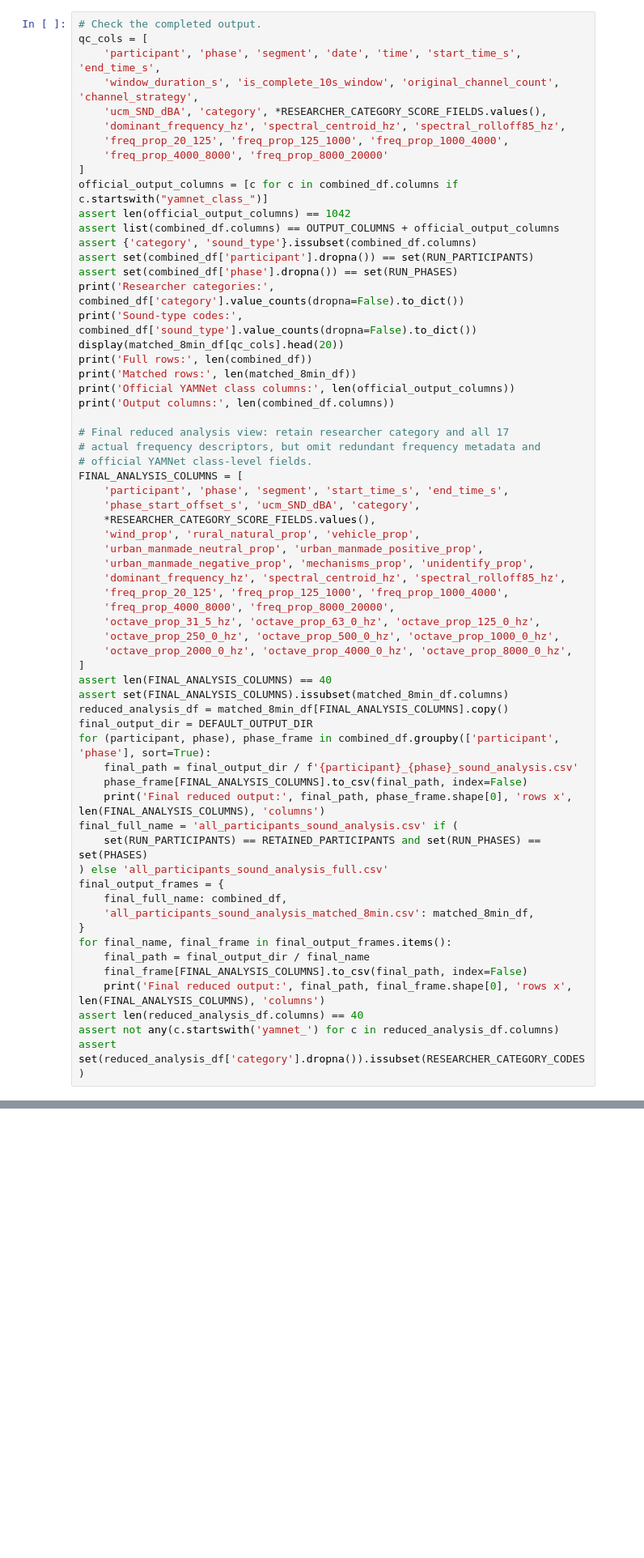
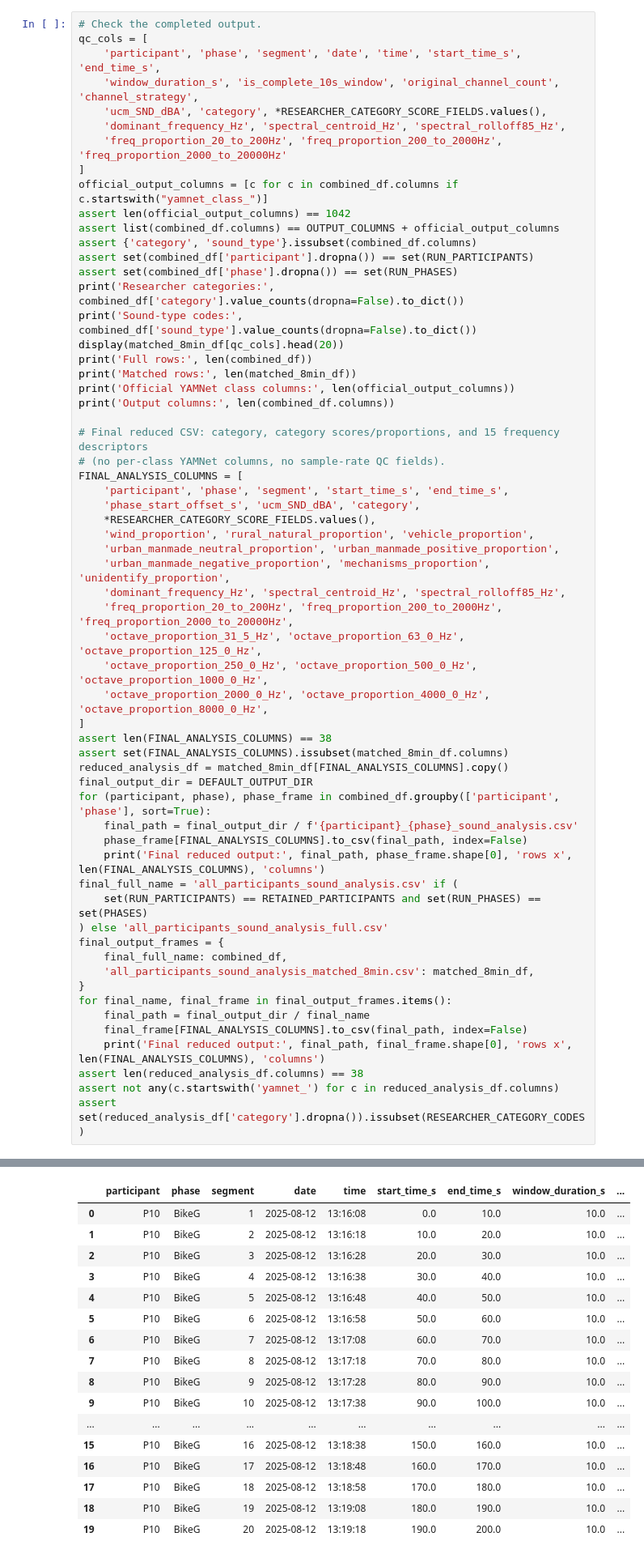
Before and after one commit to PranavSPandya7/Analysis, a Jupyter notebook: analysis_scripts/Updated_JOS_Environmental_sound_classification_with_YAMNet_yenshuo.ipynb, the cells around one changed output, grey strips where cells are left out. Shown at 81% size. Drawn from its saved outputs; the diff is of its cells as text; blank space fills up the shorter version.

```diff
--- a/analysis_scripts/Updated_JOS_Environmental_sound_classification_with_YAMNet_yenshuo.ipynb
+++ b/analysis_scripts/Updated_JOS_Environmental_sound_classification_with_YAMNet_yenshuo.ipynb
@@ -928,9 +970,8 @@ qc_cols = [
     'participant', 'phase', 'segment', 'date', 'time', 'start_time_s', 'end_time_s',
     'window_duration_s', 'is_complete_10s_window', 'original_channel_count', 'channel_strategy',
     'ucm_SND_dBA', 'category', *RESEARCHER_CATEGORY_SCORE_FIELDS.values(),
-    'dominant_frequency_hz', 'spectral_centroid_hz', 'spectral_rolloff85_hz',
-    'freq_prop_20_125', 'freq_prop_125_1000', 'freq_prop_1000_4000',
-    'freq_prop_4000_8000', 'freq_prop_8000_20000'
+    'dominant_frequency_Hz', 'spectral_centroid_Hz', 'spectral_rolloff85_Hz',
+    'freq_proportion_20_to_200Hz', 'freq_proportion_200_to_2000Hz', 'freq_proportion_2000_to_20000Hz'
 ]
 official_output_columns = [c for c in combined_df.columns if c.startswith("yamnet_class_")]
 assert len(official_output_columns) == 1042
@@ -946,24 +987,22 @@ print('Matched rows:', len(matched_8min_df))
 print('Official YAMNet class columns:', len(official_output_columns))
 print('Output columns:', len(combined_df.columns))
 
-# Final reduced analysis view: retain researcher category and all 17
-# actual frequency descriptors, but omit redundant frequency metadata and
-# official YAMNet class-level fields.
+# Final reduced CSV: category, category scores/proportions, and 15 frequency descriptors
+# (no per-class YAMNet columns, no sample-rate QC fields).
 FINAL_ANALYSIS_COLUMNS = [
     'participant', 'phase', 'segment', 'start_time_s', 'end_time_s',
     'phase_start_offset_s', 'ucm_SND_dBA', 'category',
     *RESEARCHER_CATEGORY_SCORE_FIELDS.values(),
-    'wind_prop', 'rural_natural_prop', 'vehicle_prop',
-    'urban_manmade_neutral_prop', 'urban_manmade_positive_prop',
-    'urban_manmade_negative_prop', 'mechanisms_prop', 'unidentify_prop',
-    'dominant_frequency_hz', 'spectral_centroid_hz', 'spectral_rolloff85_hz',
-    'freq_prop_20_125', 'freq_prop_125_1000', 'freq_prop_1000_4000',
-    'freq_prop_4000_8000', 'freq_prop_8000_20000',
-    'octave_prop_31_5_hz', 'octave_prop_63_0_hz', 'octave_prop_125_0_hz',
-    'octave_prop_250_0_hz', 'octave_prop_500_0_hz', 'octave_prop_1000_0_hz',
-    'octave_prop_2000_0_hz', 'octave_prop_4000_0_hz', 'octave_prop_8000_0_hz',
+    'wind_proportion', 'rural_natural_proportion', 'vehicle_proportion',
+    'urban_manmade_neutral_proportion', 'urban_manmade_positive_proportion',
+    'urban_manmade_negative_proportion', 'mechanisms_proportion', 'unidentify_proportion',
+    'dominant_frequency_Hz', 'spectral_centroid_Hz', 'spectral_rolloff85_Hz',
+    'freq_proportion_20_to_200Hz', 'freq_proportion_200_to_2000Hz', 'freq_proportion_2000_to_20000Hz',
+    'octave_proportion_31_5_Hz', 'octave_proportion_63_0_Hz', 'octave_proportion_125_0_Hz',
+    'octave_proportion_250_0_Hz', 'octave_proportion_500_0_Hz', 'octave_proportion_1000_0_Hz',
+    'octave_proportion_2000_0_Hz', 'octave_proportion_4000_0_Hz', 'octave_proportion_8000_0_Hz',
 ]
-assert len(FINAL_ANALYSIS_COLUMNS) == 40
+assert len(FINAL_ANALYSIS_COLUMNS) == 38
 assert set(FINAL_ANALYSIS_COLUMNS).issubset(matched_8min_df.columns)
 reduced_analysis_df = matched_8min_df[FINAL_ANALYSIS_COLUMNS].copy()
 final_output_dir = DEFAULT_OUTPUT_DIR
@@ -982,6 +1021,7 @@ for final_name, final_frame in final_output_frames.items():
     final_path = final_output_dir / final_name
     final_frame[FINAL_ANALYSIS_COLUMNS].to_csv(final_path, index=False)
     print('Final reduced output:', final_path, final_frame.shape[0], 'rows x', len(FINAL_ANALYSIS_COLUMNS), 'columns')
-assert len(reduced_analysis_df.columns) == 40
+assert len(reduced_analysis_df.columns) == 38
 assert not any(c.startswith('yamnet_') for c in reduced_analysis_df.columns)
 assert set(reduced_analysis_df['category'].dropna()).issubset(RESEARCHER_CATEGORY_CODES)
+# %% [output]
@@ -987,0 +1030,17 @@ assert set(reduced_analysis_df['category'].dropna()).issubset(RESEARCHER_CATEGOR
+|  | participant | phase | segment | date | time | start_time_s | end_time_s | window_duration_s | ... |
+| 0 | P10 | BikeG | 1 | 2025-08-12 | 13:16:08 | 0.0 | 10.0 | 10.0 | ... |
+| 1 | P10 | BikeG | 2 | 2025-08-12 | 13:16:18 | 10.0 | 20.0 | 10.0 | ... |
+| 2 | P10 | BikeG | 3 | 2025-08-12 | 13:16:28 | 20.0 | 30.0 | 10.0 | ... |
+| 3 | P10 | BikeG | 4 | 2025-08-12 | 13:16:38 | 30.0 | 40.0 | 10.0 | ... |
+| 4 | P10 | BikeG | 5 | 2025-08-12 | 13:16:48 | 40.0 | 50.0 | 10.0 | ... |
+| 5 | P10 | BikeG | 6 | 2025-08-12 | 13:16:58 | 50.0 | 60.0 | 10.0 | ... |
+| 6 | P10 | BikeG | 7 | 2025-08-12 | 13:17:08 | 60.0 | 70.0 | 10.0 | ... |
+| 7 | P10 | BikeG | 8 | 2025-08-12 | 13:17:18 | 70.0 | 80.0 | 10.0 | ... |
+| 8 | P10 | BikeG | 9 | 2025-08-12 | 13:17:28 | 80.0 | 90.0 | 10.0 | ... |
+| 9 | P10 | BikeG | 10 | 2025-08-12 | 13:17:38 | 90.0 | 100.0 | 10.0 | ... |
+| ... | ... | ... | ... | ... | ... | ... | ... | ... | ... |
+| 15 | P10 | BikeG | 16 | 2025-08-12 | 13:18:38 | 150.0 | 160.0 | 10.0 | ... |
+| 16 | P10 | BikeG | 17 | 2025-08-12 | 13:18:48 | 160.0 | 170.0 | 10.0 | ... |
+| 17 | P10 | BikeG | 18 | 2025-08-12 | 13:18:58 | 170.0 | 180.0 | 10.0 | ... |
+| 18 | P10 | BikeG | 19 | 2025-08-12 | 13:19:08 | 180.0 | 190.0 | 10.0 | ... |
+| 19 | P10 | BikeG | 20 | 2025-08-12 | 13:19:18 | 190.0 | 200.0 | 10.0 | ... |
```
Also changed, not shown: parts of 4 cells of this notebook.
